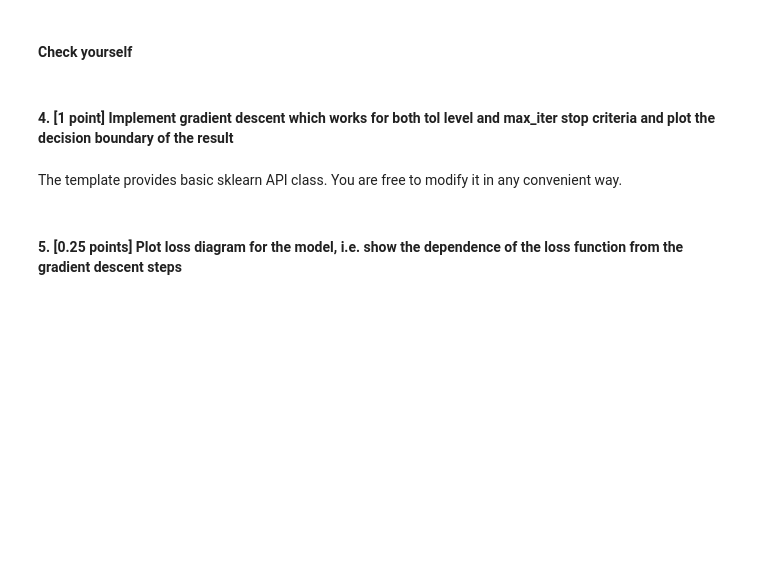
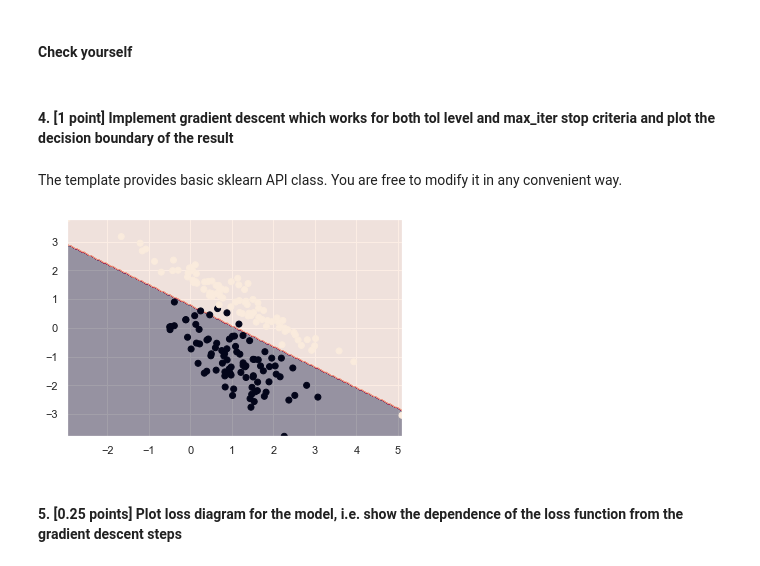
Before and after one commit to shmelzz/data_analysis, a Jupyter notebook: hw3/ml_hw3_Shelemekh_206.ipynb, the cells around one changed output. Cells and saved outputs as stored; diff of their text form; code cells hidden in the pictures; blank space fills up the shorter version.

Commit message:
logit done

```diff
--- a/hw3/ml_hw3_Shelemekh_206.ipynb
+++ b/hw3/ml_hw3_Shelemekh_206.ipynb
@@ -36,11 +36,9 @@ $$L(w, w_0) = \frac{1}{N} \sum_{i=1}^N \ln(1+\exp(-y_i(w^\top x_i+w_0))) + \gamm
 def loss(X, y, w: List[float], w0: float, gamma=1., beta=1.) -> float:
     reg1 = gamma * np.sum(np.abs(w))
     reg2 = beta * np.sum(np.square(w))
-    x_x = np.array(X)
-    y_y = np.array(y)
-    w_w = np.array(w)
+    under_log = 1 + np.exp(np.multiply(-y, np.dot(X, w) + w0))
 
-    return (1 / np.shape(X)[0]) * np.log(1 + np.exp((-1) * np.dot(y_y, np.dot(w_w.T, x_x) + w0))) + reg1 + reg2
+    return (1 / np.shape(X)[0]) * np.log(under_log) + reg1 + reg2
 # %% [markdown]
 #### 3. [0.25 points] Implement the gradient (as a function)
 # %%
@@ -87,21 +86,32 @@ class Logit(BaseEstimator, ClassifierMixin):
         self.max_iter = max_iter
         self.learning_rate = lr
         self.random_state = random_state
-        # you may additional properties if you wish
+
+        self.loss_history = None
+        self.w = None
+        self.w0 = 0
 
     def fit(self, X, y):
-        # add weights and bias and optimize Elastic Net loss over (X,y) dataset
-        # save history of optimization steps
-
-        # your code here
-
-        return self
+        np.random.seed(self.random_state)
+        self.loss_history = []
+        w = np.random.normal(0, 1, np.shape(X)[1])
+        self.w0 = np.random.normal(0, 1, size=1)
+        self.w = w.copy()
+        iter_num = 0
+        while iter_num < self.max_iter and abs(la.norm(w - self.w) - self.tolerance) > 0:
+            grad_w, grad_w0 = get_grad(X, y, w, self.w0, self.gamma, self.beta)
+            self.loss_history = np.append(self.loss_history, loss(X, y, w, self.w0, self.gamma, self.beta))
+            self.w = w
+            w -= self.learning_rate * grad_w
+            self.w0 -= self.learning_rate * grad_w0
+            iter_num += 1
+        self.w = w
 
     def predict(self, X):
-        # return vector of predicted labels for each object from X
-        # your code here
-
-        return predict
+        probabilities = self.predict_proba(X)
+        res = np.argmax(probabilities, axis=0)
+        res[res == 0] = -1
+        return res
 
     def predict_proba(self, X):
         return np.array([1 / (1 + np.exp(np.dot(X, self.w) + self.w0)), 1 / (1 + np.exp(-np.dot(X, self.w) - self.w0))])
@@ -125,9 +135,13 @@ def plot_decision_boundary(model, X, y):
     plt.contourf(x1, x2, ypred, alpha=.4)
     plt.scatter(X[:, 0], X[:, 1], c=y)
 # %%
-model = Logit(0, 0)
+# model = Logit(0, 0, max_iter=10000, tolerance=0.00001, lr=0.01)
+model = Logit(0, 0, lr=0.01, max_iter=10000)
 y[y == 0] = -1
 model.fit(X, y)
+
 plot_decision_boundary(model, X, y)
+# %% [output]
+[figure, added]
 # %% [markdown]
 #### 5. [0.25 points] Plot loss diagram for the model, i.e. show the dependence of the loss function from the gradient descent steps
```
Also changed, not shown: parts of 7 cells of this notebook.
